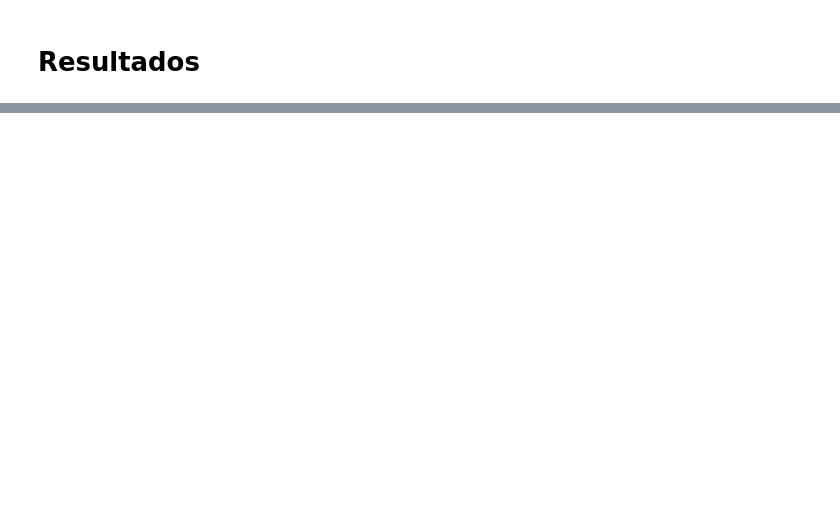
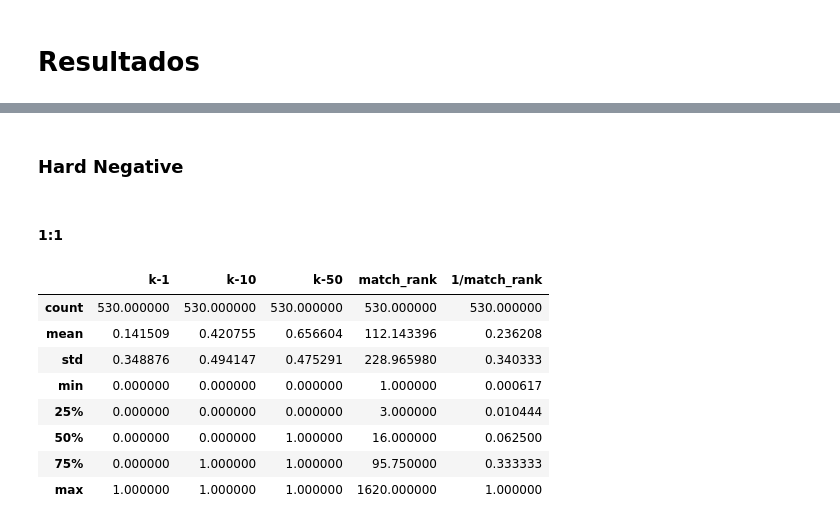
Before and after one commit to Laianna/residencia-tcc, a Jupyter notebook: experimento_bert_ranking.ipynb, the cells around one changed output, grey strips where cells are left out. Drawn from its saved outputs; the diff is of its cells as text; code cells hidden in the pictures; blank space fills up the shorter version.

```diff
--- a/experimento_bert_ranking.ipynb
+++ b/experimento_bert_ranking.ipynb
@@ -170,0 +168,16 @@ lista_df_resultado[3][["k-1", "k-10", "k-50", 'match_rank', '1/match_rank']].des
+# %% [markdown]
+### Hard Negative
+# %% [markdown]
+#### 1:1
+# %%
+lista_resultado_bert[2][["k-1", "k-10", "k-50", 'match_rank', '1/match_rank']].describe()
+# %% [output]
+|  | k-1 | k-10 | k-50 | match_rank | 1/match_rank |
+| count | 530.000000 | 530.000000 | 530.000000 | 530.000000 | 530.000000 |
+| mean | 0.141509 | 0.420755 | 0.656604 | 112.143396 | 0.236208 |
+| std | 0.348876 | 0.494147 | 0.475291 | 228.965980 | 0.340333 |
+| min | 0.000000 | 0.000000 | 0.000000 | 1.000000 | 0.000617 |
+| 25% | 0.000000 | 0.000000 | 0.000000 | 3.000000 | 0.010444 |
+| 50% | 0.000000 | 0.000000 | 1.000000 | 16.000000 | 0.062500 |
+| 75% | 0.000000 | 1.000000 | 1.000000 | 95.750000 | 0.333333 |
+| max | 1.000000 | 1.000000 | 1.000000 | 1620.000000 | 1.000000 |
```
Also changed, not shown: parts of 52 cells of this notebook, 4 other files.
